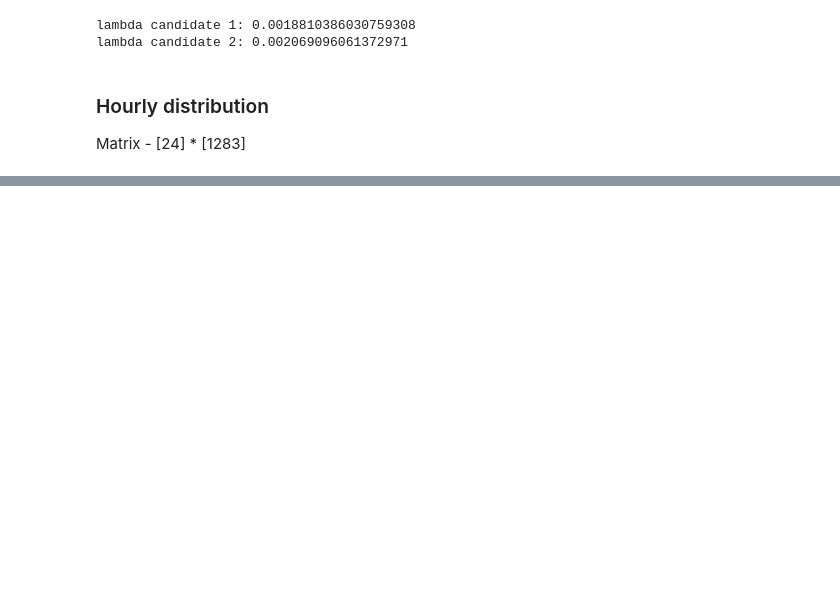
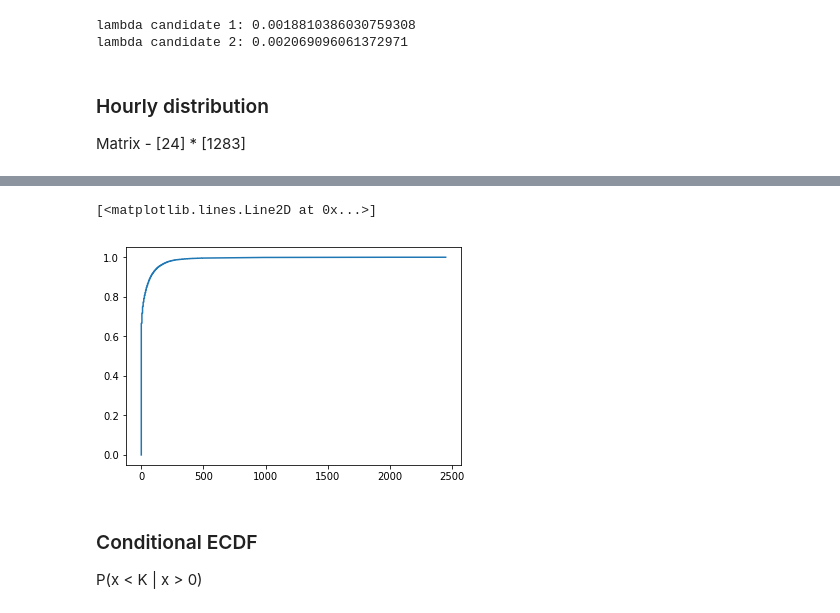
Before and after one commit to Heronalps/STOIC, a Jupyter notebook: jupyter/Image_Timestamp_Analysis.ipynb, the cells around one changed output, grey strips where cells are left out. Cells and saved outputs as stored; diff of their text form; code cells hidden in the pictures; blank space fills up the shorter version.

```diff
--- a/jupyter/Image_Timestamp_Analysis.ipynb
+++ b/jupyter/Image_Timestamp_Analysis.ipynb
@@ -240,0 +261,3 @@ math.ceil(length / 86400)
+# %%
+with open('./hourly_distri.pickle', 'rb') as fp:
+    hourly_distri = pickle.load(fp)
@@ -240,0 +266,11 @@ math.ceil(length / 86400)
+# %%
+ecdf = ECDF(hourly_distri)
+# %%
+plt.plot(ecdf.x, ecdf.y)
+# %% [output]
+[<matplotlib.lines.Line2D at 0x...>]
+[figure, added]
+# %% [markdown]
+### Conditional ECDF
+
+P(x < K | x > 0)
```
Also changed, not shown: parts of 27 cells of this notebook, 3 other files.
